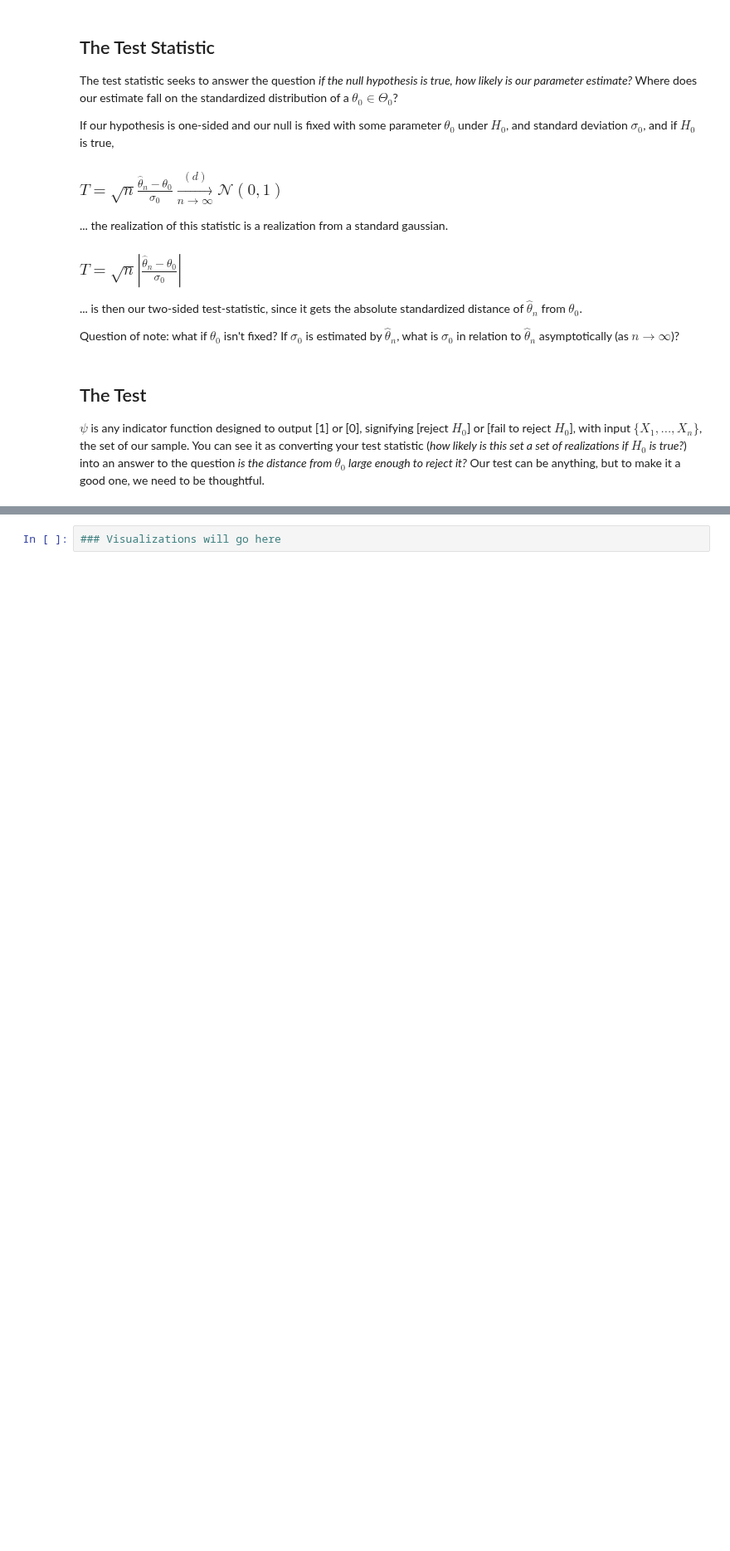
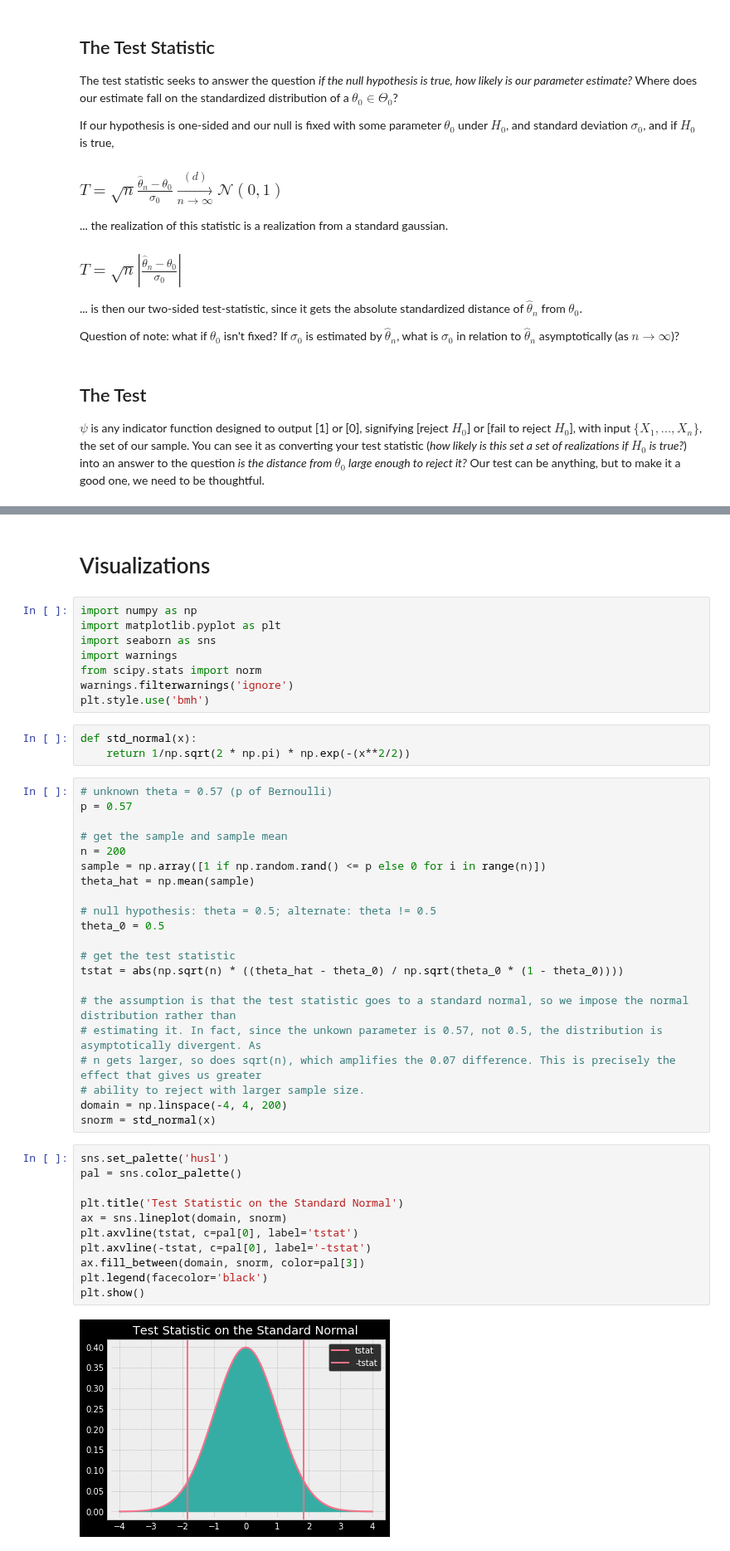
Before and after one commit to TraceMyers/mitx-stats-notes, a Jupyter notebook: U2L6&7 - Hypothesis Testing, Type I & II Errors, Levels and P-values.ipynb, the cells around one changed output, grey strips where cells are left out. Shown at 83% size. Saved outputs shown, nothing was run; the diff lists cells and outputs as text; blank space fills up the shorter version.

Commit message:
major corrections to level alpha, added visualizations

```diff
--- a/U2L6&7 - Hypothesis Testing, Type I & II Errors, Levels and P-values.ipynb
+++ b/U2L6&7 - Hypothesis Testing, Type I & II Errors, Levels and P-values.ipynb
@@ -128,5 +134,50 @@ This is the probability of a realization of a standard gaussian being at least a
 Continuing with the aforementioned one-sided hypothesis, we get our p-value from the simple statistic
 
 - $1 - \Phi(T)$
-# %%
-### Visualizations will go here
+# %% [markdown]
+# Visualizations
+# %%
+import numpy as np
+import matplotlib.pyplot as plt
+import seaborn as sns
+import warnings
+from scipy.stats import norm
+warnings.filterwarnings('ignore')
+plt.style.use('bmh')
+# %%
+def std_normal(x):
+    return 1/np.sqrt(2 * np.pi) * np.exp(-(x**2/2))
+# %%
+# unknown theta = 0.57 (p of Bernoulli)
+p = 0.57
+
+# get the sample and sample mean
+n = 200
+sample = np.array([1 if np.random.rand() <= p else 0 for i in range(n)])
+theta_hat = np.mean(sample)
+
+# null hypothesis: theta = 0.5; alternate: theta != 0.5
+theta_0 = 0.5
+
+# get the test statistic
+tstat = abs(np.sqrt(n) * ((theta_hat - theta_0) / np.sqrt(theta_0 * (1 - theta_0))))
+
+# the assumption is that the test statistic goes to a standard normal, so we impose the normal distribution rather than
+# estimating it. In fact, since the unkown parameter is 0.57, not 0.5, the distribution is asymptotically divergent. As
+# n gets larger, so does sqrt(n), which amplifies the 0.07 difference. This is precisely the effect that gives us greater
+# ability to reject with larger sample size.
+domain = np.linspace(-4, 4, 200)
+snorm = std_normal(x)
+# %%
+sns.set_palette('husl')
+pal = sns.color_palette()
+
+plt.title('Test Statistic on the Standard Normal')
+ax = sns.lineplot(domain, snorm)
+plt.axvline(tstat, c=pal[0], label='tstat')
+plt.axvline(-tstat, c=pal[0], label='-tstat')
+ax.fill_between(domain, snorm, color=pal[3])
+plt.legend(facecolor='black')
+plt.show()
+# %% [output]
+[figure, added]
```
Also changed, not shown: parts of 5 cells of this notebook.
